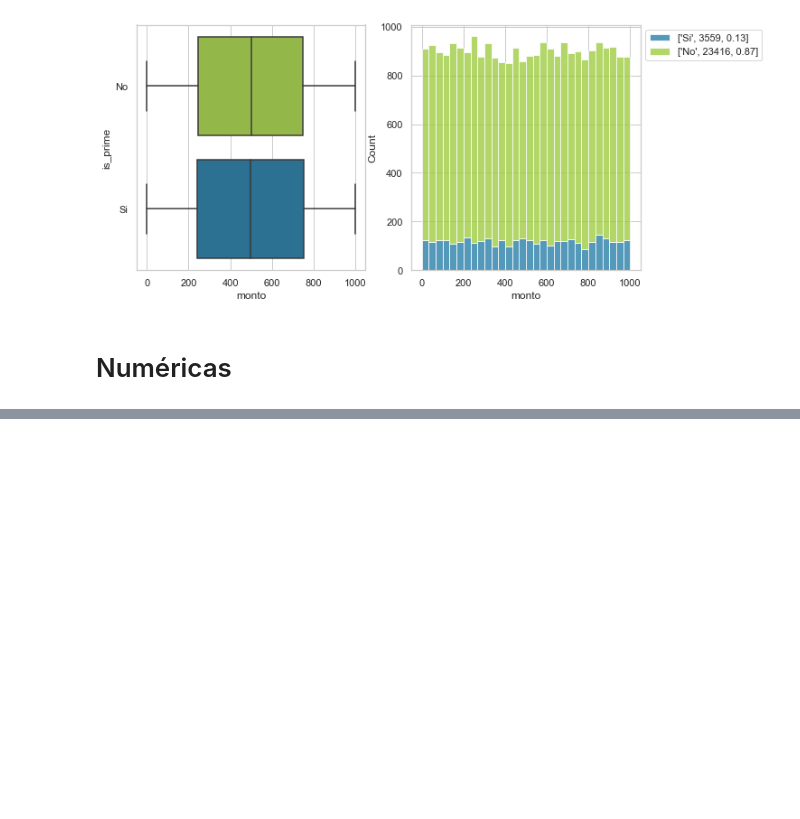
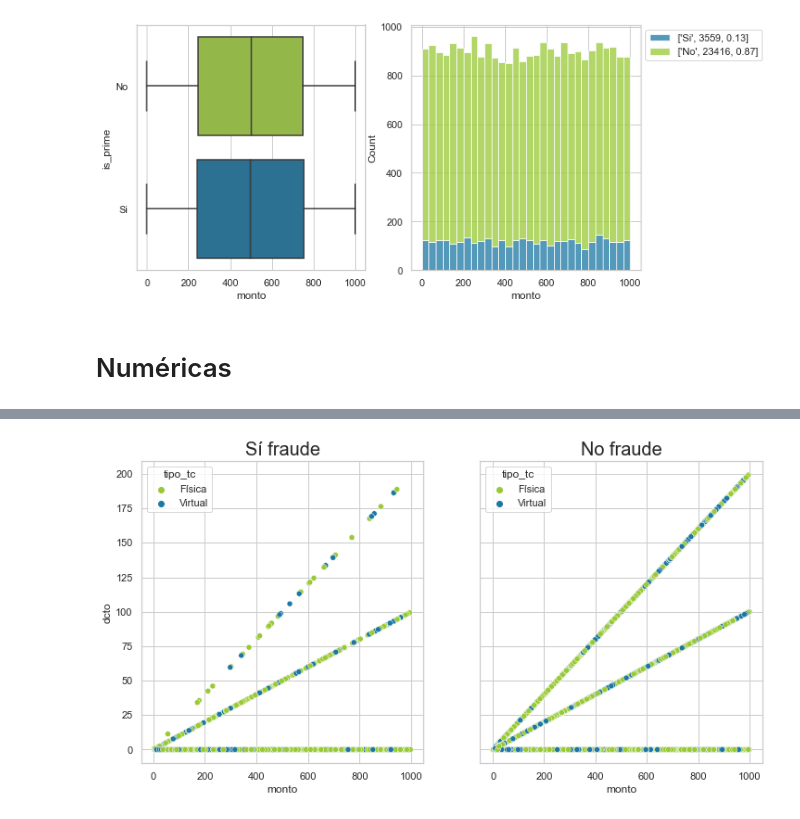
Before and after one commit to ElenaVillano/challenge_rpmx, a Jupyter notebook: notebooks/geda.ipynb, the cells around one changed output, grey strips where cells are left out. Saved outputs shown, nothing was run; the diff lists cells and outputs as text; code cells hidden in the pictures; blank space fills up the shorter version.

```diff
--- a/notebooks/geda.ipynb
+++ b/notebooks/geda.ipynb
@@ -233,0 +272,14 @@ plt.show()
+# %%
+sns.set(style='whitegrid',rc={'figure.figsize':(12,6)})
+
+fig, axs = plt.subplots(ncols=2,sharey=True)
+
+a=sns.scatterplot(data=df_si_fraude,x='monto',y='dcto',hue='tipo_tc',
+                  palette=sns.blend_palette(colores, 2),
+                  ax=axs[0]).set_title("Sí fraude",size=20)
+
+b=sns.scatterplot(data=df_no_fraude,x='monto',y='dcto',hue='tipo_tc',
+                  palette=sns.blend_palette(colores, 2),
+                  ax=axs[1]).set_title("No fraude",size=20)
+# %% [output]
+[figure, added]
```
Also changed, not shown: parts of 23 cells of this notebook, 1 other file.
